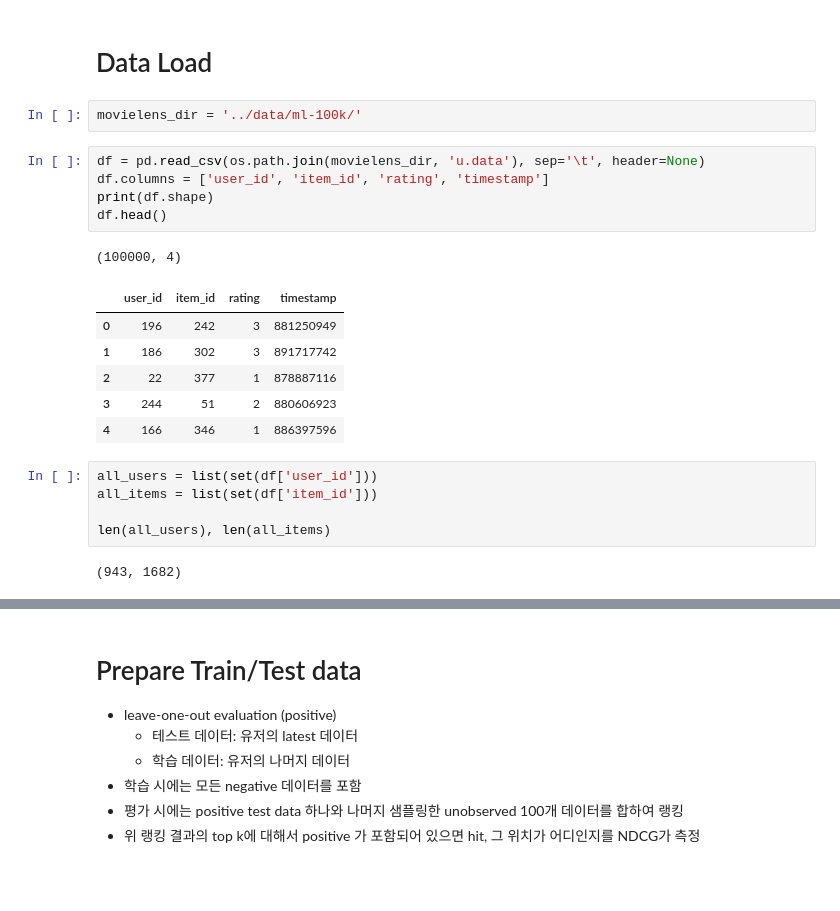
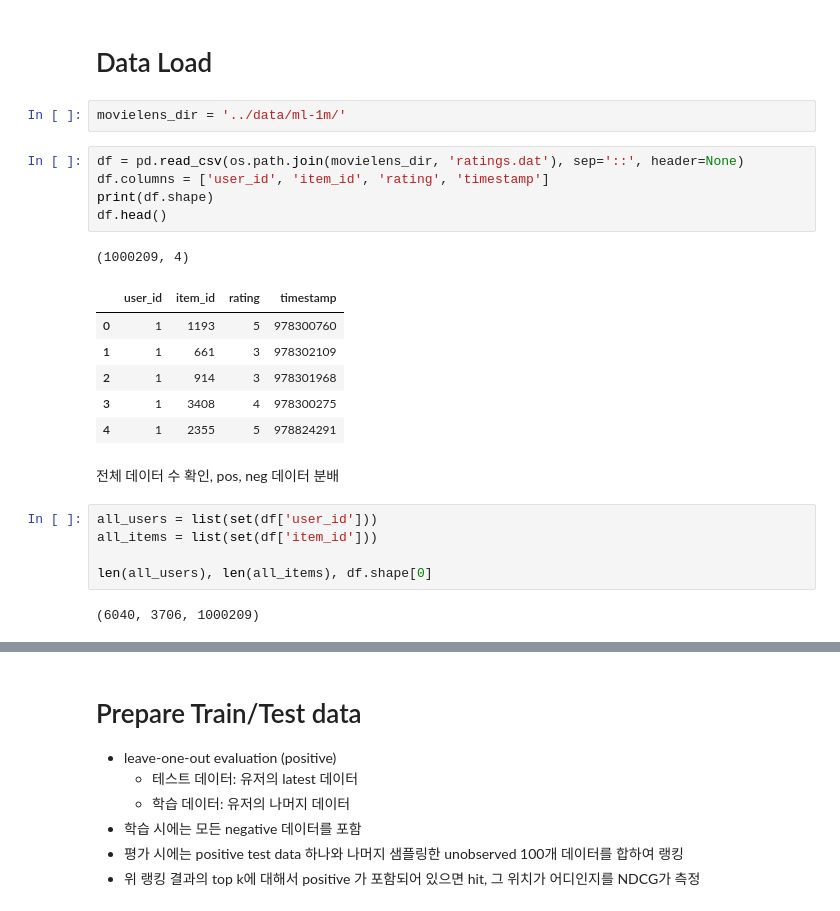
Before and after one commit to twndus/recsys, a Jupyter notebook: models/ncf-movielens.ipynb, the cells around one changed output, grey strips where cells are left out. Cells and saved outputs as stored; diff of their text form; blank space fills up the shorter version.

Commit message:
feat: gmf with authors-preprocessed-data

```diff
--- a/models/ncf-movielens.ipynb
+++ b/models/ncf-movielens.ipynb
@@ -18,24 +21,26 @@ To enable them in other operations, rebuild TensorFlow with the appropriate comp
 # %% [markdown]
 # Data Load
 # %%
-movielens_dir = '../data/ml-100k/'
+movielens_dir = '../data/ml-1m/'
 # %%
-df = pd.read_csv(os.path.join(movielens_dir, 'u.data'), sep='\t', header=None)
+df = pd.read_csv(os.path.join(movielens_dir, 'ratings.dat'), sep='::', header=None)
 df.columns = ['user_id', 'item_id', 'rating', 'timestamp']
 print(df.shape)
 df.head()
 # %% [output]
-(100000, 4)
+(1000209, 4)
 |  | user_id | item_id | rating | timestamp |
-| 0 | 196 | 242 | 3 | 881250949 |
-| 1 | 186 | 302 | 3 | 891717742 |
-| 2 | 22 | 377 | 1 | 878887116 |
-| 3 | 244 | 51 | 2 | 880606923 |
-| 4 | 166 | 346 | 1 | 886397596 |
+| 0 | 1 | 1193 | 5 | 978300760 |
+| 1 | 1 | 661 | 3 | 978302109 |
+| 2 | 1 | 914 | 3 | 978301968 |
+| 3 | 1 | 3408 | 4 | 978300275 |
+| 4 | 1 | 2355 | 5 | 978824291 |
+# %% [markdown]
+전체 데이터 수 확인, pos, neg 데이터 분배
 # %%
 all_users = list(set(df['user_id']))
 all_items = list(set(df['item_id']))
 
-len(all_users), len(all_items)
+len(all_users), len(all_items), df.shape[0]
 # %% [output]
-(943, 1682)
+(6040, 3706, 1000209)
```
Also changed, not shown: parts of 51 cells of this notebook, 2 other files.
